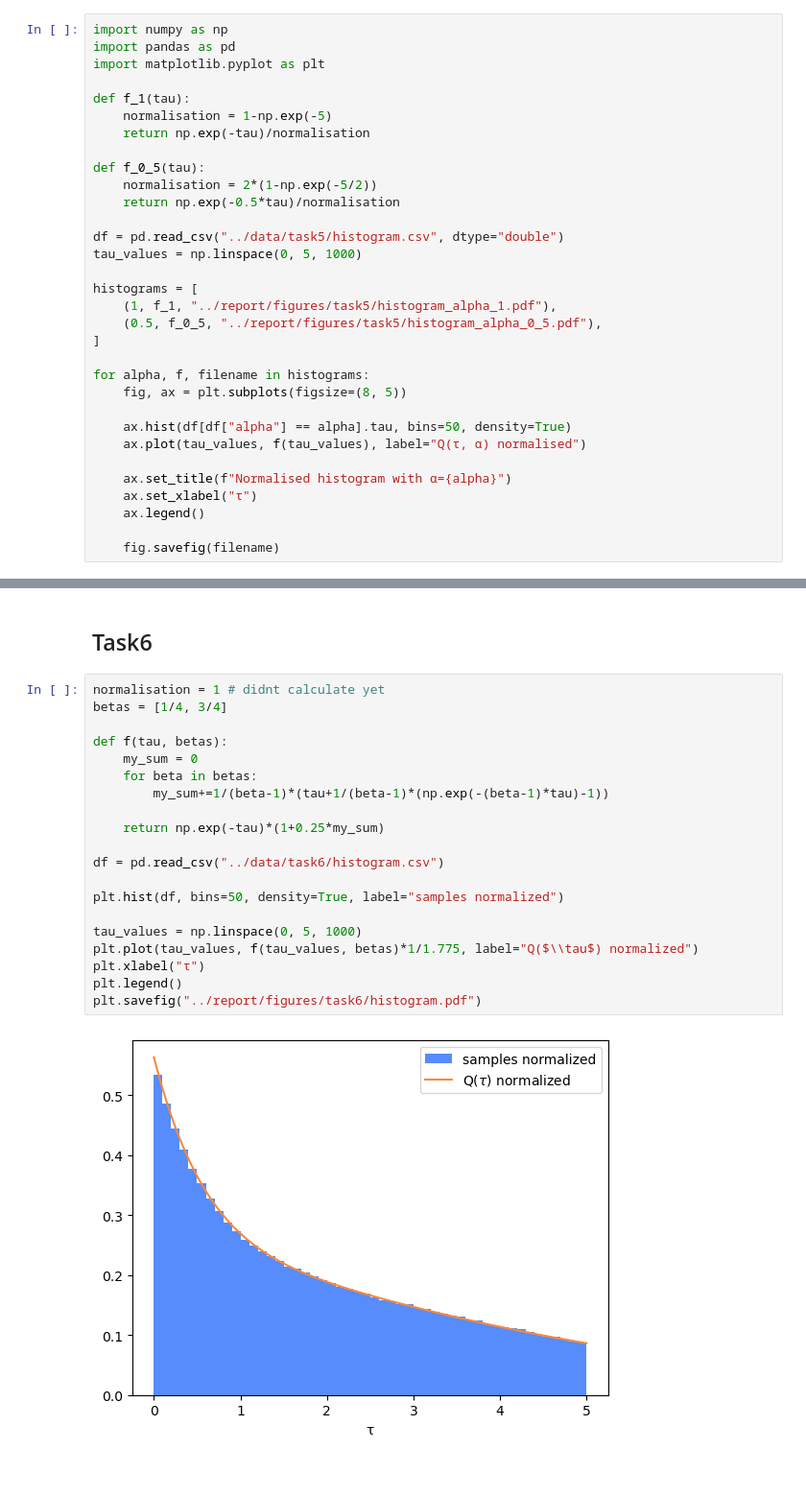
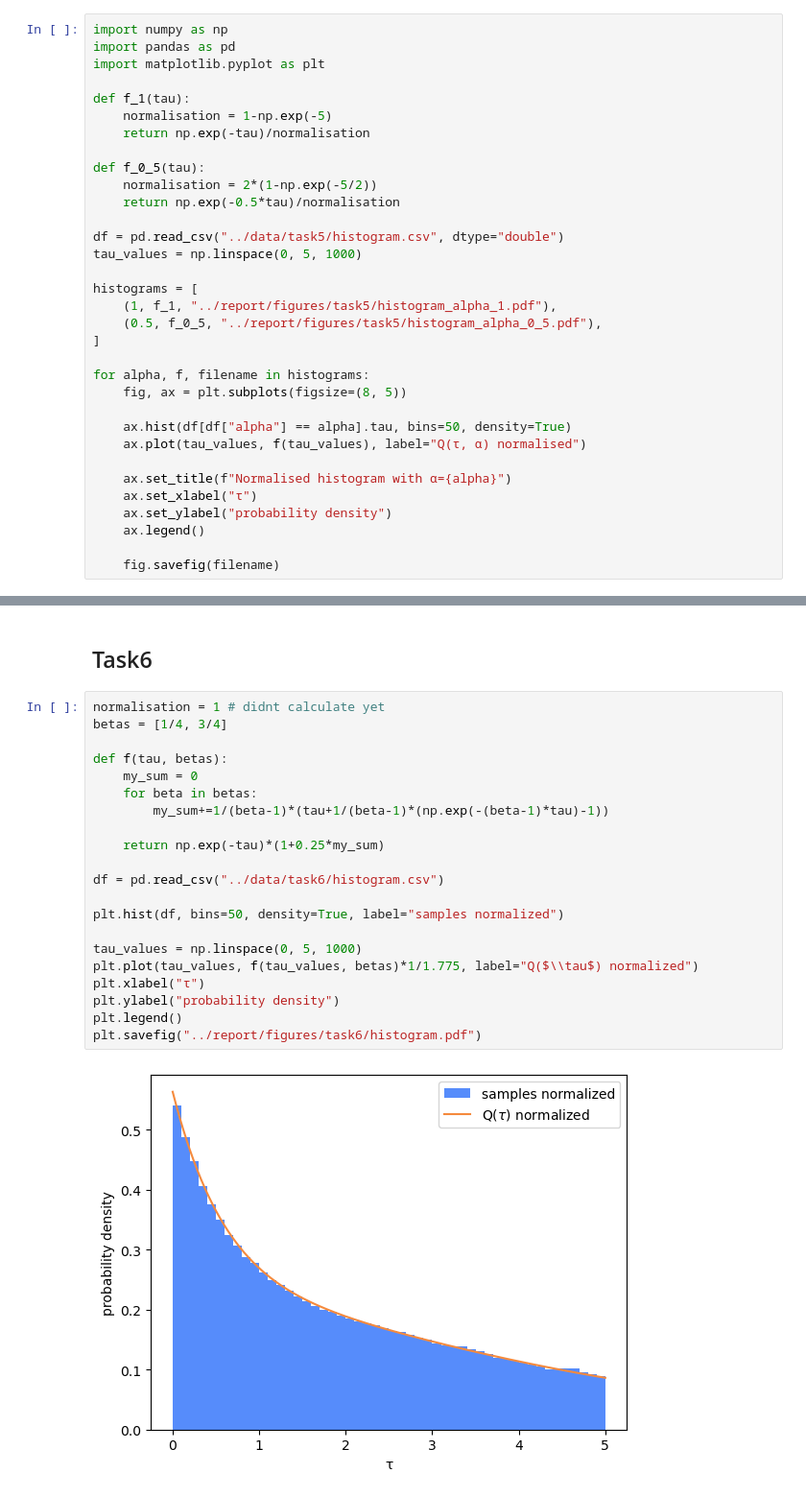
Before and after one commit to lordVelisch/diagrammatic-monte-carlo-solver, a Jupyter notebook: figures/task5.ipynb, the cells around one changed output, grey strips where cells are left out. Shown at 96% size. Saved outputs shown, nothing was run; the diff lists cells and outputs as text.

```diff
--- a/figures/task5.ipynb
+++ b/figures/task5.ipynb
@@ -27,6 +27,7 @@ for alpha, f, filename in histograms:
 
     ax.set_title(f"Normalised histogram with α={alpha}")
     ax.set_xlabel("τ")
+    ax.set_ylabel("probability density")
     ax.legend()
 
     fig.savefig(filename)
@@ -76,22 +77,23 @@ I4: 7.2540642788951235, correct result: 7.298990145866727 with error: 0.04492586
 # %%
 normalisation = 1 # didnt calculate yet
 betas = [1/4, 3/4]
 
 def f(tau, betas):
     my_sum = 0
     for beta in betas:
         my_sum+=1/(beta-1)*(tau+1/(beta-1)*(np.exp(-(beta-1)*tau)-1))
 
     return np.exp(-tau)*(1+0.25*my_sum)
 
 df = pd.read_csv("../data/task6/histogram.csv")
 
 plt.hist(df, bins=50, density=True, label="samples normalized")
 
 tau_values = np.linspace(0, 5, 1000)
 plt.plot(tau_values, f(tau_values, betas)*1/1.775, label="Q($\\tau$) normalized")
 plt.xlabel("τ")
+plt.ylabel("probability density")
 plt.legend()
 plt.savefig("../report/figures/task6/histogram.pdf")
 # %% [output]
-[figure, old version]
+[figure, new version]
```
Also changed, not shown: parts of 2 cells of this notebook, 3 other files.
